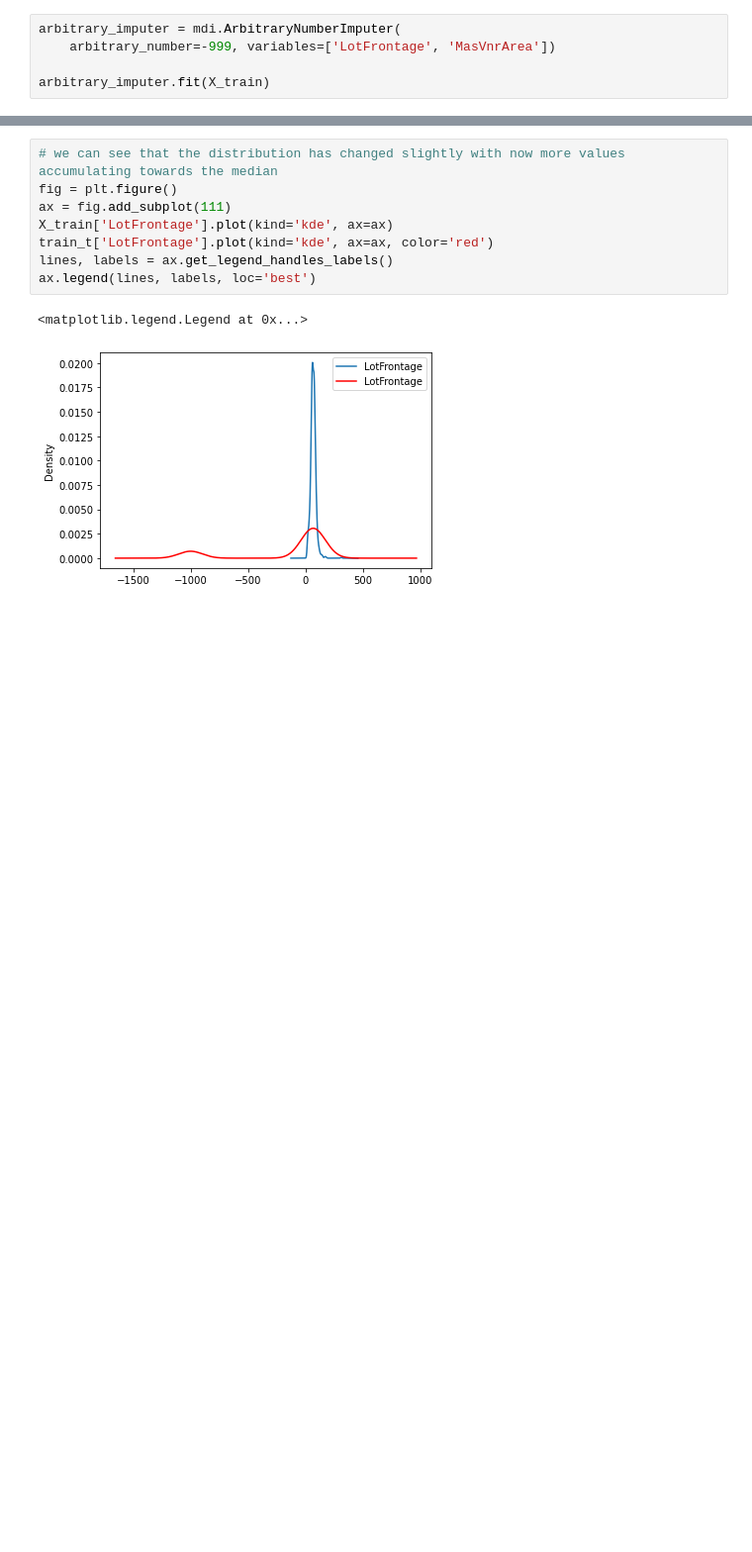
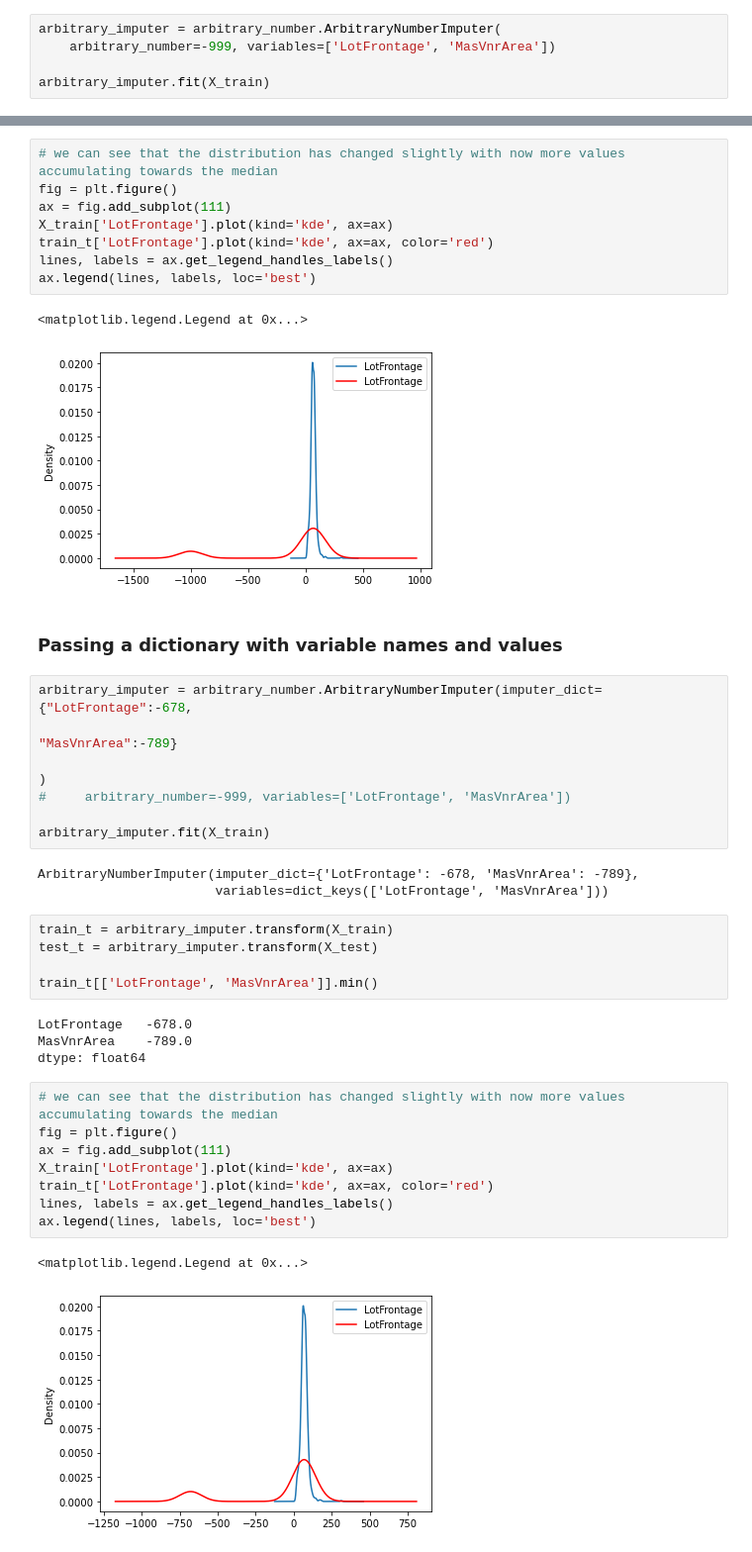
Before and after one commit to feature-engine/feature_engine, a Jupyter notebook: examples/imputation/ArbitraryNumberImputer.ipynb, the cells around one changed output, grey strips where cells are left out. Shown at 99% size. Drawn from its saved outputs; the diff is of its cells as text; blank space fills up the shorter version.

```diff
--- a/examples/imputation/ArbitraryNumberImputer.ipynb
+++ b/examples/imputation/ArbitraryNumberImputer.ipynb
@@ -52,7 +46,7 @@ X_train.shape, X_test.shape
 # %% [output]
 ((1022, 79), (438, 79))
 # %%
-arbitrary_imputer = mdi.ArbitraryNumberImputer(
+arbitrary_imputer = arbitrary_number.ArbitraryNumberImputer(
     arbitrary_number=-999, variables=['LotFrontage', 'MasVnrArea'])
 
 arbitrary_imputer.fit(X_train)
@@ -79,3 +73,36 @@ ax.legend(lines, labels, loc='best')
 # %% [output]
 <matplotlib.legend.Legend at 0x...>
 [figure]
+# %% [markdown]
+### Passing a dictionary with variable names and values
+# %%
+arbitrary_imputer = arbitrary_number.ArbitraryNumberImputer(imputer_dict={"LotFrontage":-678,
+                                                                         "MasVnrArea":-789}
+
+)
+#     arbitrary_number=-999, variables=['LotFrontage', 'MasVnrArea'])
+
+arbitrary_imputer.fit(X_train)
+# %% [output]
+ArbitraryNumberImputer(imputer_dict={'LotFrontage': -678, 'MasVnrArea': -789},
+                       variables=dict_keys(['LotFrontage', 'MasVnrArea']))
+# %%
+train_t = arbitrary_imputer.transform(X_train)
+test_t = arbitrary_imputer.transform(X_test)
+
+train_t[['LotFrontage', 'MasVnrArea']].min()
+# %% [output]
+LotFrontage   -678.0
+MasVnrArea    -789.0
+dtype: float64
+# %%
+# we can see that the distribution has changed slightly with now more values accumulating towards the median
+fig = plt.figure()
+ax = fig.add_subplot(111)
+X_train['LotFrontage'].plot(kind='kde', ax=ax)
+train_t['LotFrontage'].plot(kind='kde', ax=ax, color='red')
+lines, labels = ax.get_legend_handles_labels()
+ax.legend(lines, labels, loc='best')
+# %% [output]
+<matplotlib.legend.Legend at 0x...>
+[figure, added]
```
Also changed, not shown: parts of 3 cells of this notebook, 5 other files.
